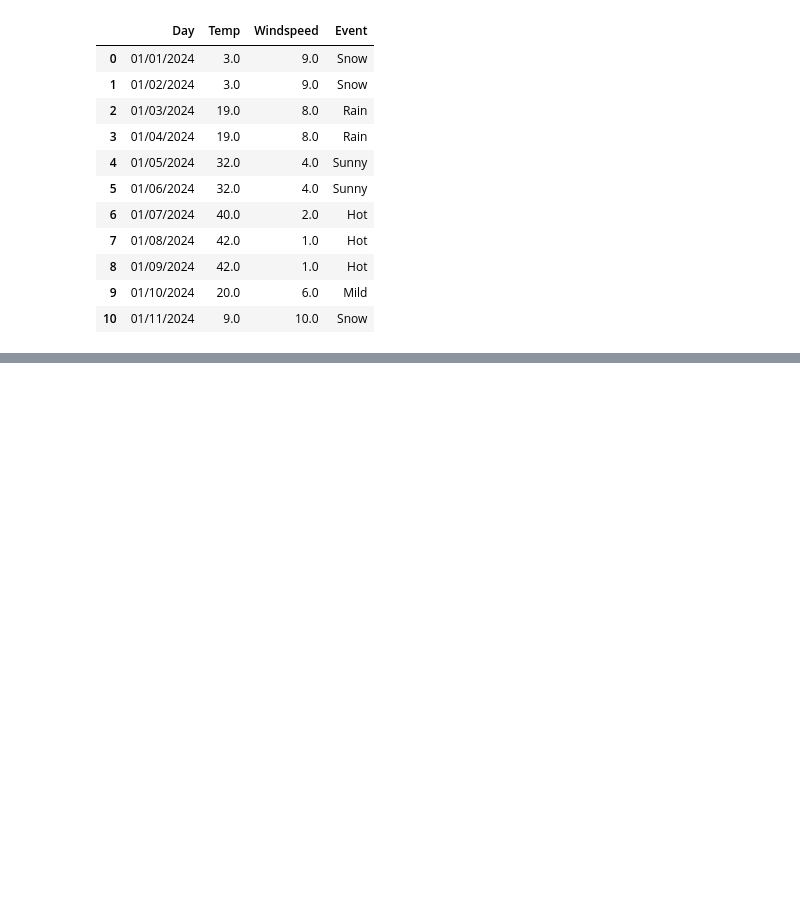
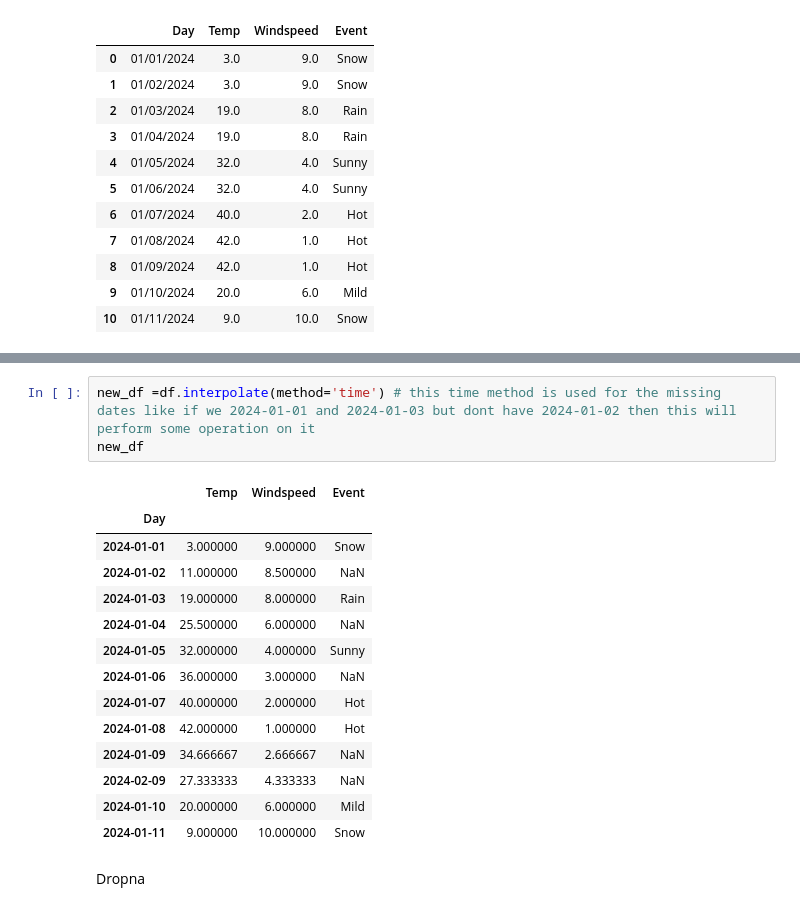
Before and after one commit to 99Hassam99/Pandas_Python, a Jupyter notebook: 05_Handle_Missing_Data_fillna_dropna_interpolate.ipynb, the cells around one changed output, grey strips where cells are left out. Saved outputs shown, nothing was run; the diff lists cells and outputs as text; blank space fills up the shorter version.

```diff
--- a/05_Handle_Missing_Data_fillna_dropna_interpolate.ipynb
+++ b/05_Handle_Missing_Data_fillna_dropna_interpolate.ipynb
@@ -236,0 +279,20 @@ new_df # what it does is that instead of forwarding the same number it print an
+# %%
+new_df =df.interpolate(method='time') # this time method is used for the missing dates like if we 2024-01-01 and 2024-01-03 but dont have 2024-01-02 then this will perform some operation on it
+new_df
+# %% [output]
+|  | Temp | Windspeed | Event |
+| Day |  |  |  |
+| 2024-01-01 | 3.000000 | 9.000000 | Snow |
+| 2024-01-02 | 11.000000 | 8.500000 | NaN |
+| 2024-01-03 | 19.000000 | 8.000000 | Rain |
+| 2024-01-04 | 25.500000 | 6.000000 | NaN |
+| 2024-01-05 | 32.000000 | 4.000000 | Sunny |
+| 2024-01-06 | 36.000000 | 3.000000 | NaN |
+| 2024-01-07 | 40.000000 | 2.000000 | Hot |
+| 2024-01-08 | 42.000000 | 1.000000 | Hot |
+| 2024-01-09 | 34.666667 | 2.666667 | NaN |
+| 2024-02-09 | 27.333333 | 4.333333 | NaN |
+| 2024-01-10 | 20.000000 | 6.000000 | Mild |
+| 2024-01-11 | 9.000000 | 10.000000 | Snow |
+# %% [markdown]
+Dropna
```
Also changed, not shown: parts of 14 cells of this notebook.
